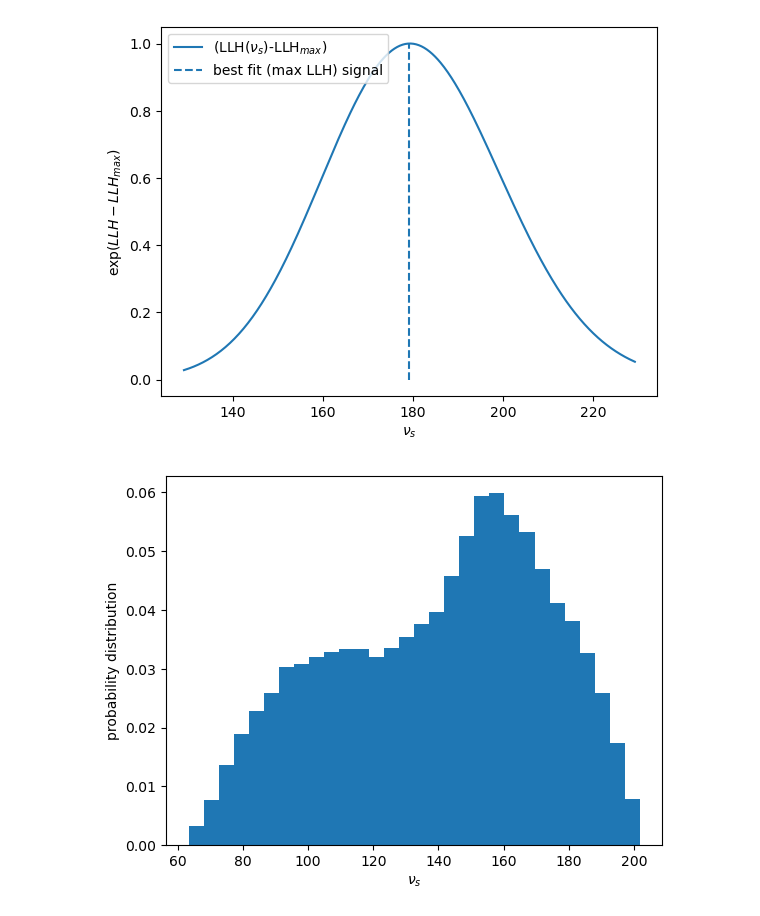
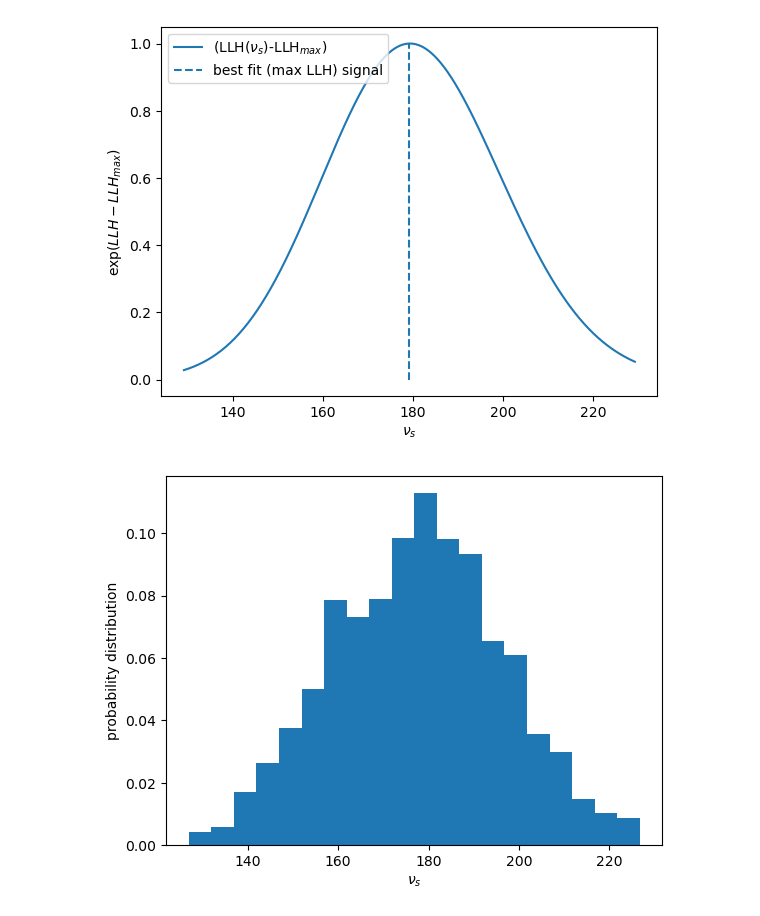
Before and after one commit to aotownsend/StatMethods2022, a Jupyter notebook: submissions/week9/annanay_week9.ipynb, the cells around one changed output. Drawn from its saved outputs; the diff is of its cells as text; code cells hidden in the pictures.

```diff
--- a/submissions/week9/annanay_week9.ipynb
+++ b/submissions/week9/annanay_week9.ipynb
@@ -142,20 +142,20 @@ plt.show()
 # %% [output]
 [figure]
 # %%
-width = 25
-bins = 30
+width = 50
+bins = 20
 
-random_nu_s_space = np.random.uniform(v_s_fix_bkg-width, v_s_fix_bkg+width, 500)
+random_nu_s_space = np.random.uniform(low=v_s_fix_bkg-width, high=v_s_fix_bkg+width, size=1000)
 random_llh_space = np.array([-log_likelihood(nu_s, 420.7) for nu_s in random_nu_s_space])
-weights = np.exp(random_llh_space-llh_max_fix_bkg)
-weighted_values = random_nu_s_space*weights # weighted values
+weights = np.exp(random_llh_space-llh_max_fix_bkg).flatten()
+##weighted_values = random_nu_s_space*weights # weighted values
 
-bin_height, bin_boundary = np.histogram(weighted_values, bins=bins)
+bin_height, bin_boundary = np.histogram(random_nu_s_space, bins=bins, weights=weights)
 bin_height = bin_height/np.sum(bin_height) # normalized so integral is 1
 
 plt.bar(bin_boundary[:-1], bin_height, width=bin_boundary[1]-bin_boundary[0], label='weighted values')
 plt.xlabel('$ν_s$')
 plt.ylabel('probability distribution')
 plt.show()
 # %% [output]
-[figure, old version]
+[figure, new version]
```
